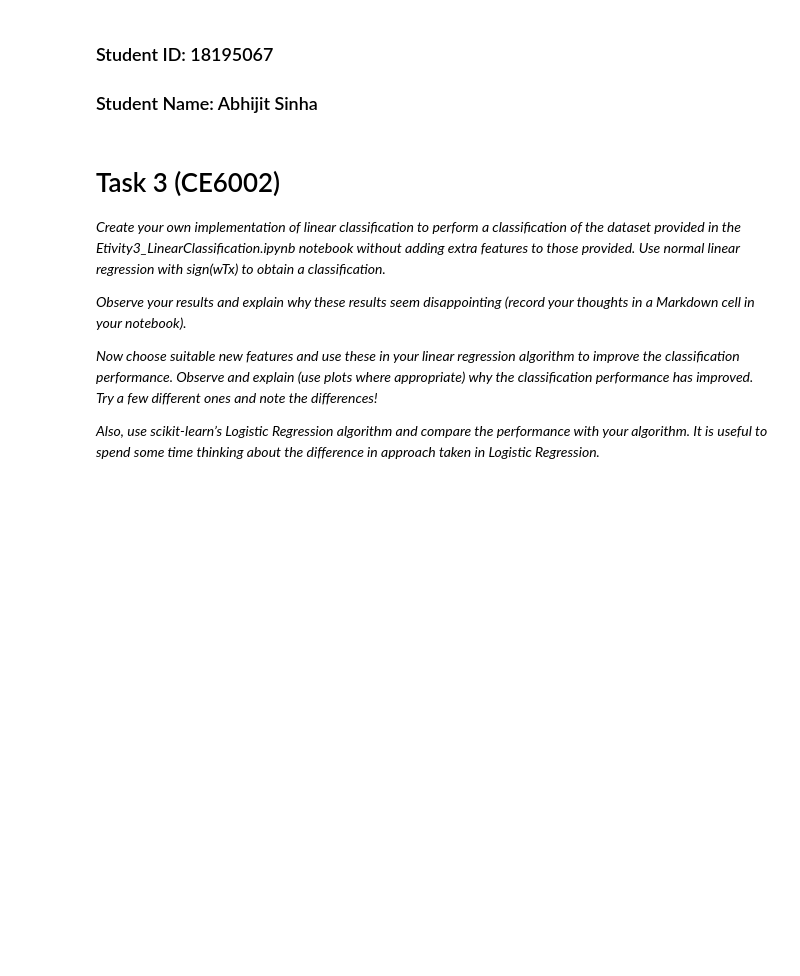
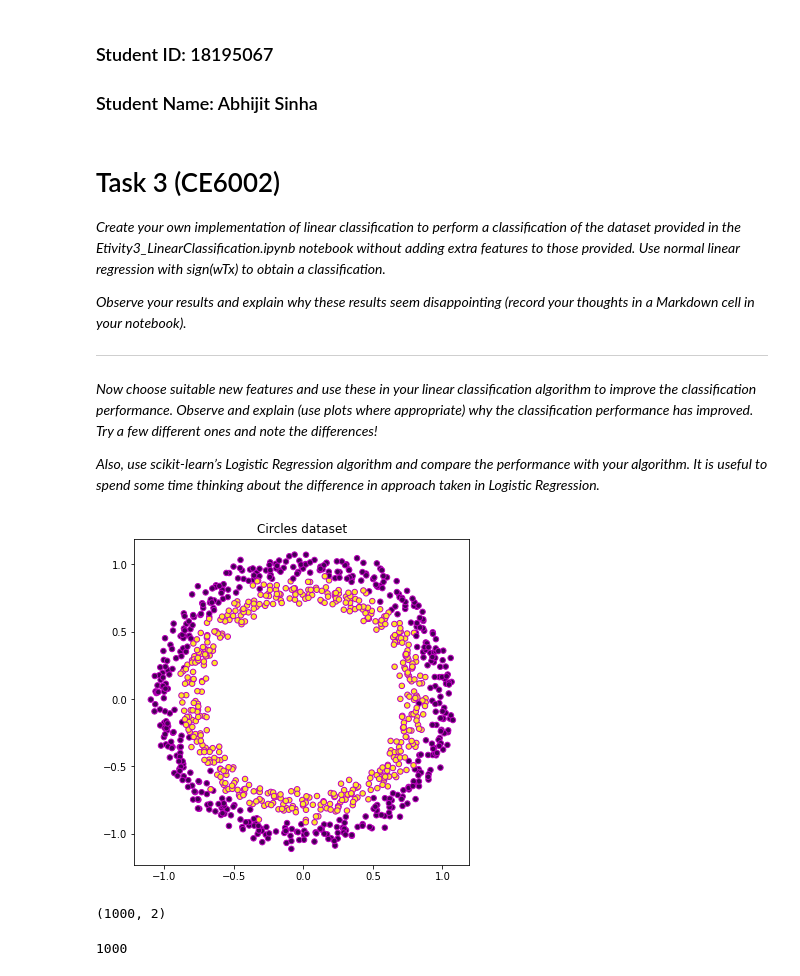
Before and after one commit to vipulpopat/MSCAI_Sem1_Etivity3, a Jupyter notebook: Etivity3_LinearClassification.ipynb, the cells around one changed output. Saved outputs shown, nothing was run; the diff lists cells and outputs as text; code cells hidden in the pictures; blank space fills up the shorter version.

```diff
--- a/Etivity3_LinearClassification.ipynb
+++ b/Etivity3_LinearClassification.ipynb
@@ -8,7 +8,8 @@
 
 *Observe your results and explain why these results seem disappointing (record your thoughts in a Markdown cell in your notebook).*
 
-*Now choose suitable new features and use these in your linear regression algorithm to improve the classification performance. Observe and explain (use plots where appropriate) why the classification performance has improved. Try a few different ones and note the differences!*
+---------------------------------
+*Now choose suitable new features and use these in your linear classification algorithm to improve the classification performance. Observe and explain (use plots where appropriate) why the classification performance has improved. Try a few different ones and note the differences!*
 
 *Also, use scikit-learn’s Logistic Regression algorithm and compare the performance with your algorithm. It is useful to spend some time thinking about the difference in approach taken in Logistic Regression.*
 # %%
@@ -19,3 +20,18 @@ from sklearn.linear_model import LogisticRegression
 from sklearn.datasets.samples_generator import make_circles
 X, y = make_circles(n_samples=1000, noise = 0.05)
 y = [yy if yy == 1 else -1 for yy in y]
+# %%
+plt.figure(figsize=(6,6))
+plt.scatter(X[:,0], X[:,1], c=y, marker='o', s=30, edgecolors='m')
+plt.title("Circles dataset")
+plt.show()
+# %% [output]
+[figure, added]
+# %%
+X.shape
+# %% [output]
+(1000, 2)
+# %%
+len(y)
+# %% [output]
+1000
```
Also changed, not shown: parts of 23 cells of this notebook.
